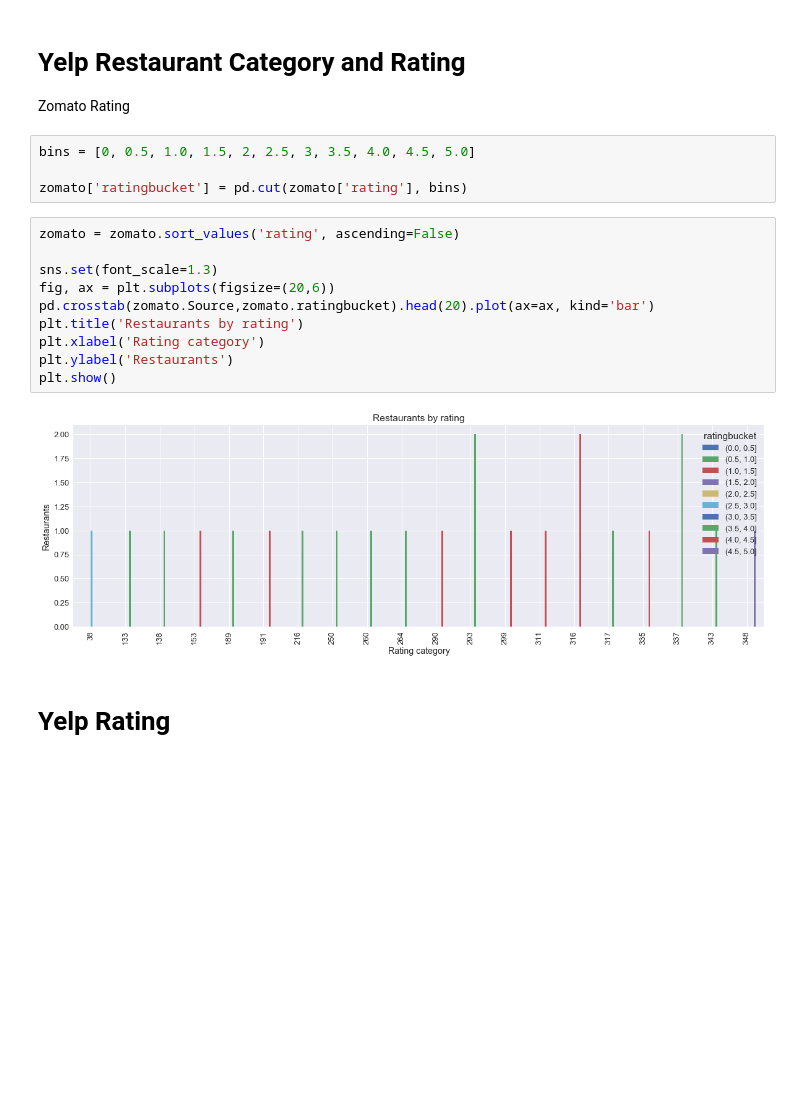
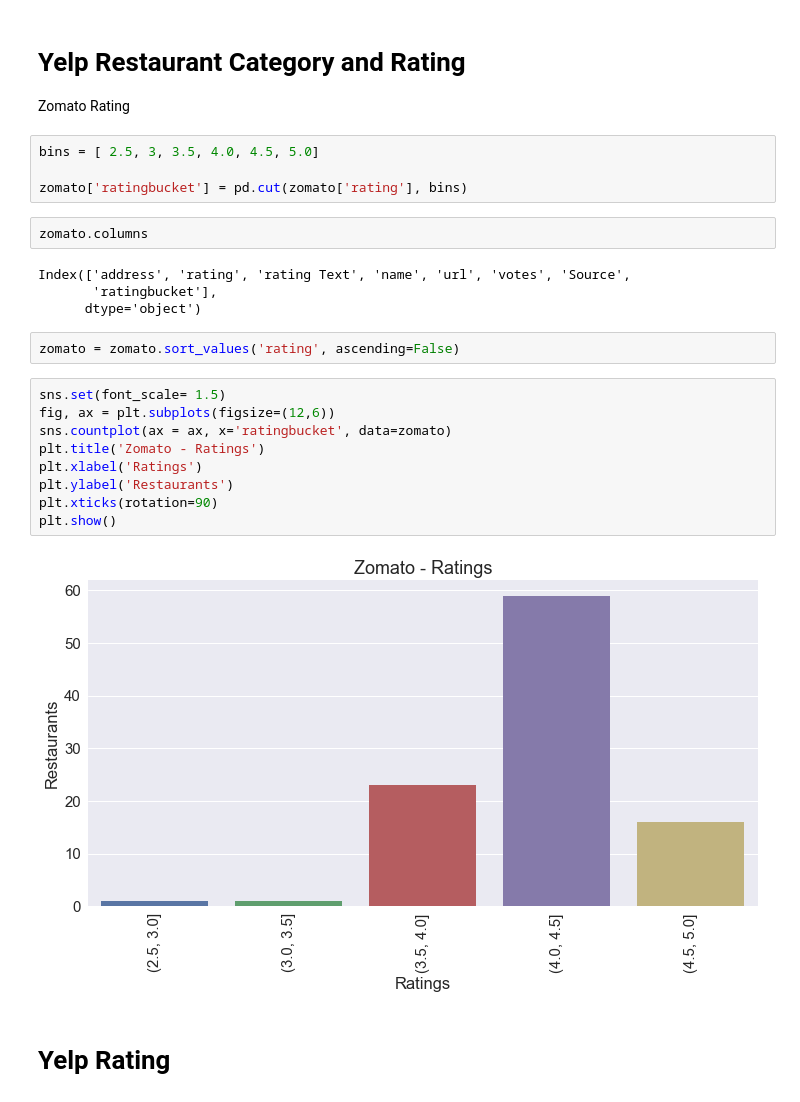
Before and after one commit to imjuoy/HungryGator, a Jupyter notebook: src/Final_Collated_Source_Code.ipynb, the cells around one changed output. Saved outputs shown, nothing was run; the diff lists cells and outputs as text; blank space fills up the shorter version.

```diff
--- a/src/Final_Collated_Source_Code.ipynb
+++ b/src/Final_Collated_Source_Code.ipynb
@@ -216,21 +216,28 @@ Cross tabulation charts
 
 Zomato Rating
 # %%
-bins = [0, 0.5, 1.0, 1.5, 2, 2.5, 3, 3.5, 4.0, 4.5, 5.0]
+bins = [ 2.5, 3, 3.5, 4.0, 4.5, 5.0]
 
 zomato['ratingbucket'] = pd.cut(zomato['rating'], bins)
+# %%
+zomato.columns
+# %% [output]
+Index(['address', 'rating', 'rating Text', 'name', 'url', 'votes', 'Source',
+       'ratingbucket'],
+      dtype='object')
+# %%
+zomato = zomato.sort_values('rating', ascending=False)
 # %%
-zomato = zomato.sort_values('rating', ascending=False)
-
-sns.set(font_scale=1.3)
-fig, ax = plt.subplots(figsize=(20,6))
-pd.crosstab(zomato.Source,zomato.ratingbucket).head(20).plot(ax=ax, kind='bar')
-plt.title('Restaurants by rating')
-plt.xlabel('Rating category')
+sns.set(font_scale= 1.5)
+fig, ax = plt.subplots(figsize=(12,6))
+sns.countplot(ax = ax, x='ratingbucket', data=zomato)
+plt.title('Zomato - Ratings')
+plt.xlabel('Ratings')
 plt.ylabel('Restaurants')
+plt.xticks(rotation=90)
 plt.show()
 # %% [output]
-[figure, old version]
+[figure, new version]
 # %% [markdown]
 # Yelp Rating
 # %%
```
Also changed, not shown: parts of 18 cells of this notebook.
